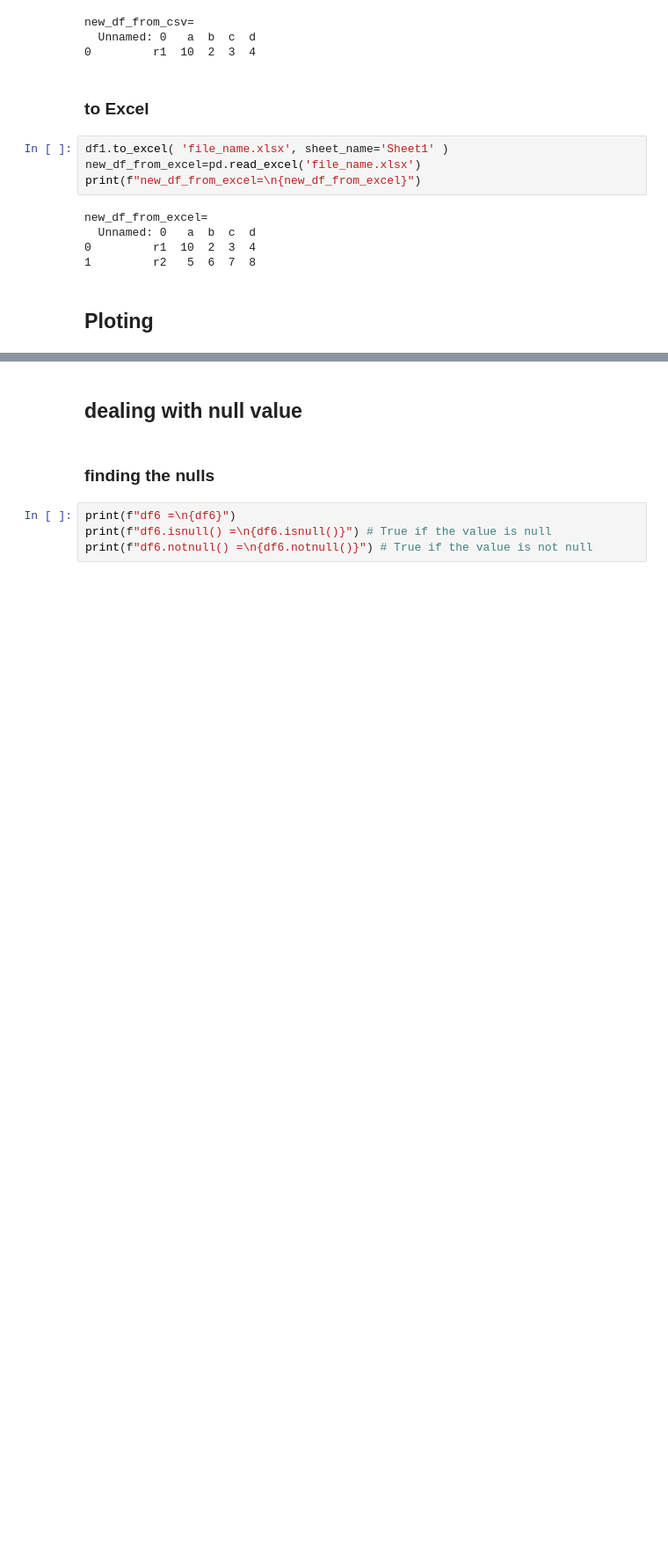
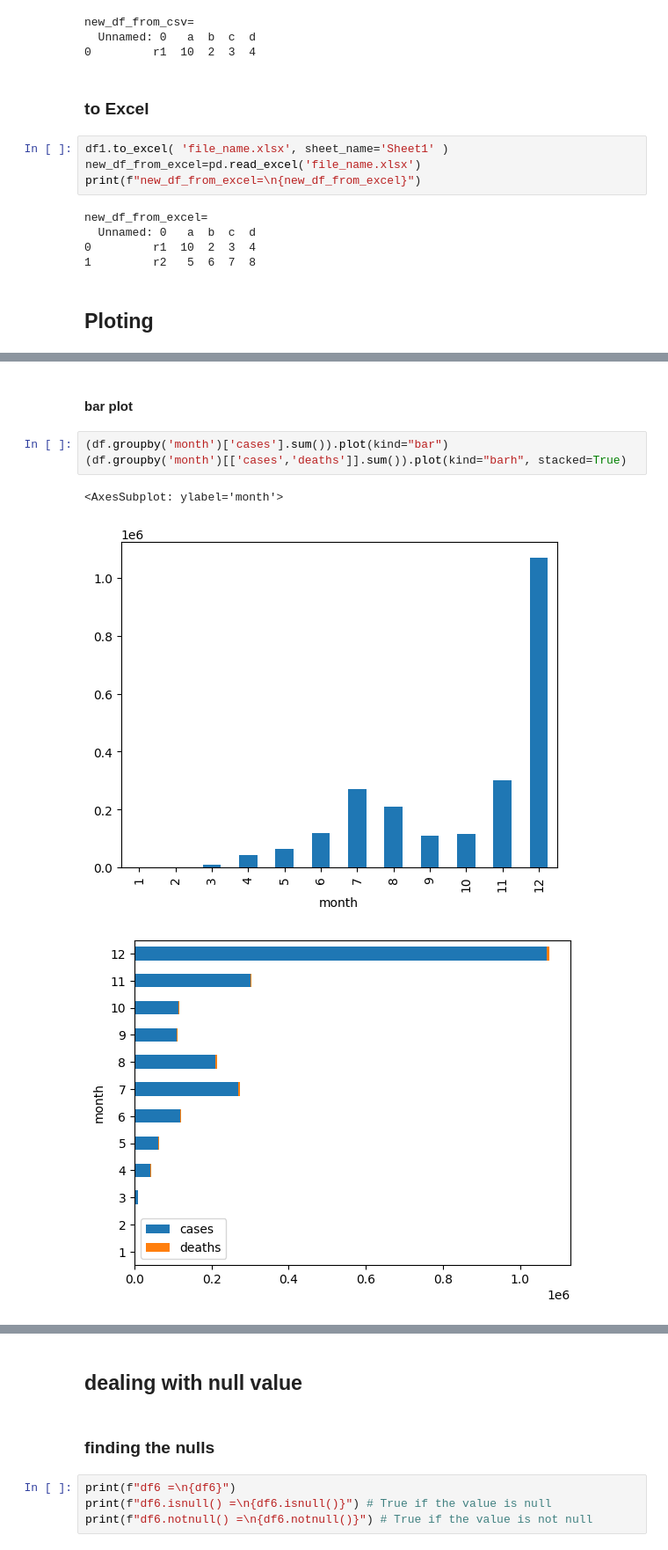
Before and after one commit to shaker113/pandas_summary, a Jupyter notebook: pandas.ipynb, the cells around one changed output, grey strips where cells are left out. Shown at 88% size. Drawn from its saved outputs; the diff is of its cells as text; blank space fills up the shorter version.

```diff
--- a/pandas.ipynb
+++ b/pandas.ipynb
@@ -341,0 +331,9 @@ array([<AxesSubplot: ylabel='a'>, <AxesSubplot: ylabel='b'>], dtype=object)
+# %% [markdown]
+#### bar plot
+# %%
+(df.groupby('month')['cases'].sum()).plot(kind="bar")
+(df.groupby('month')[['cases','deaths']].sum()).plot(kind="barh", stacked=True)
+# %% [output]
+<AxesSubplot: ylabel='month'>
+[figure, added]
+[figure, added]
```
Also changed, not shown: parts of 22 cells of this notebook, 1 other file.
